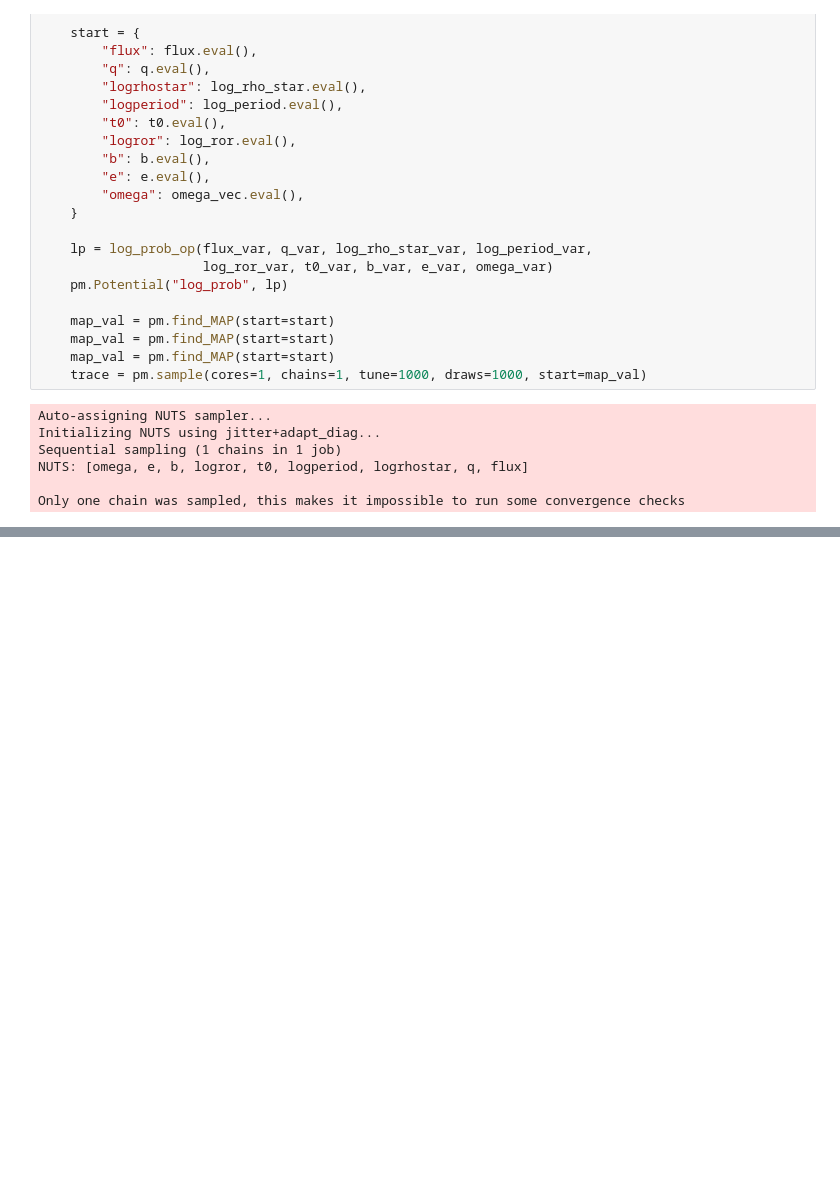
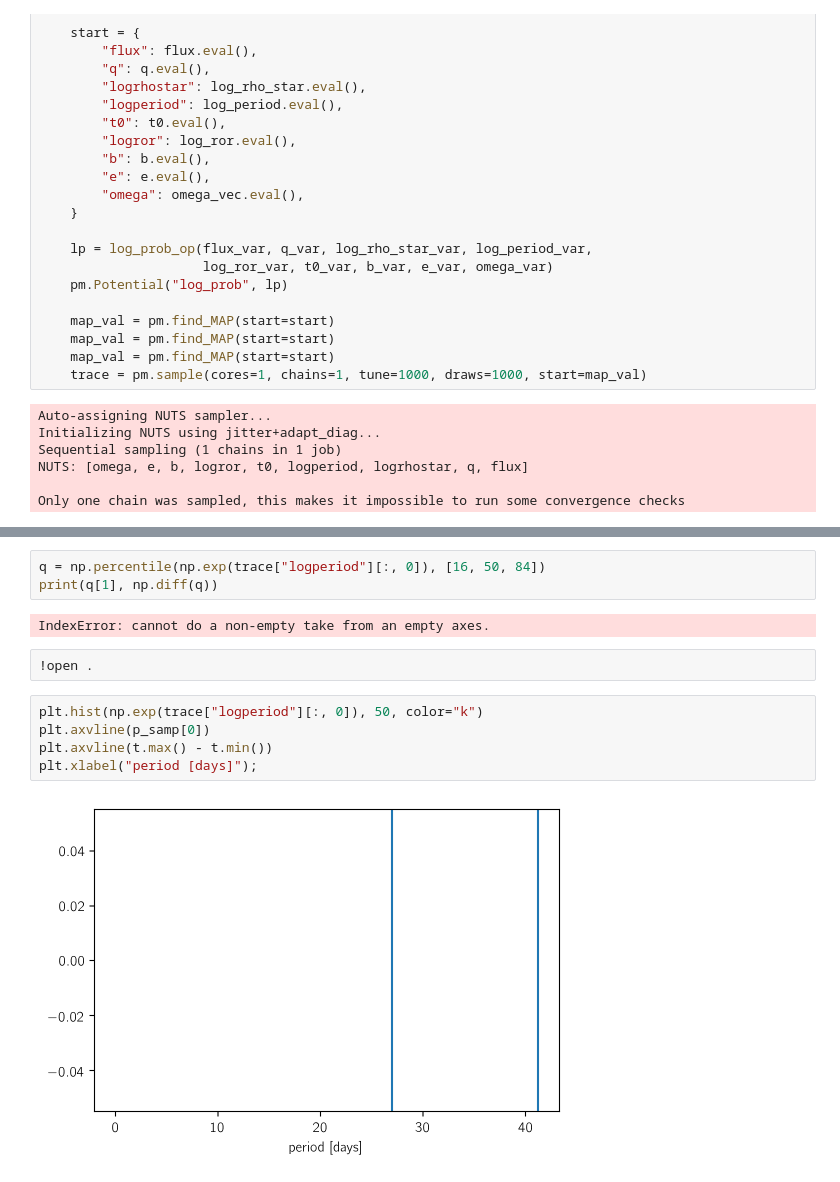
Before and after one commit to exoplanet-dev/exoplanet, a Jupyter notebook: pymc.ipynb, the cells around one changed output, grey strips where cells are left out. Saved outputs shown, nothing was run; the diff lists cells and outputs as text; blank space fills up the shorter version.

```diff
--- a/pymc.ipynb
+++ b/pymc.ipynb
@@ -305,3 +313,17 @@ pm.traceplot(trace);
+# %%
+q = np.percentile(np.exp(trace["logperiod"][:, 0]), [16, 50, 84])
+print(q[1], np.diff(q))
+# %% [output]
+IndexError: cannot do a non-empty take from an empty axes.
+# %%
+!open .
+# %%
+plt.hist(np.exp(trace["logperiod"][:, 0]), 50, color="k")
+plt.axvline(p_samp[0])
+plt.axvline(t.max() - t.min())
+plt.xlabel("period [days]");
+# %% [output]
+[figure, added]
 # %%
 plt.hist(np.exp(trace["logperiod"][:, 0]), 50, color="k")
 plt.axvline(p_samp[0])
```
Also changed, not shown: parts of 6 cells of this notebook, 1 other file.
